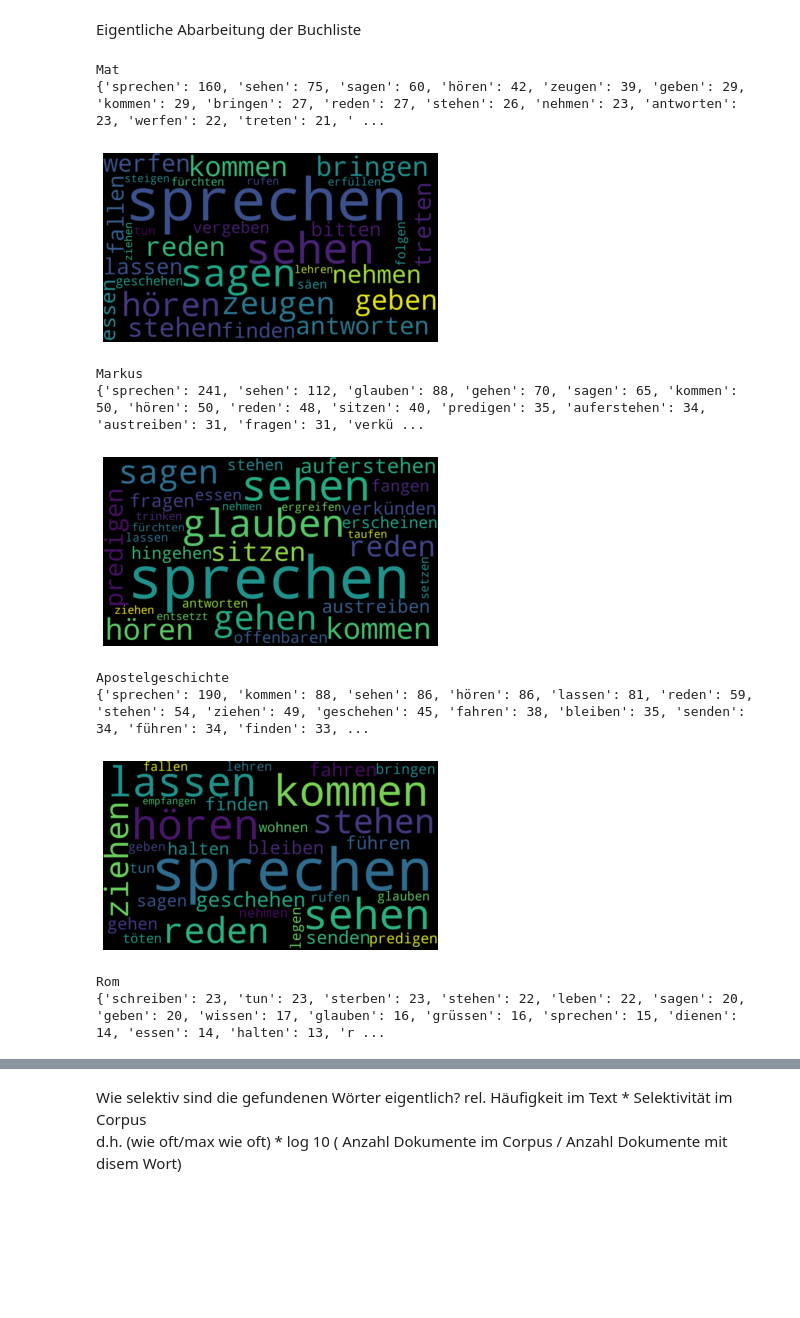
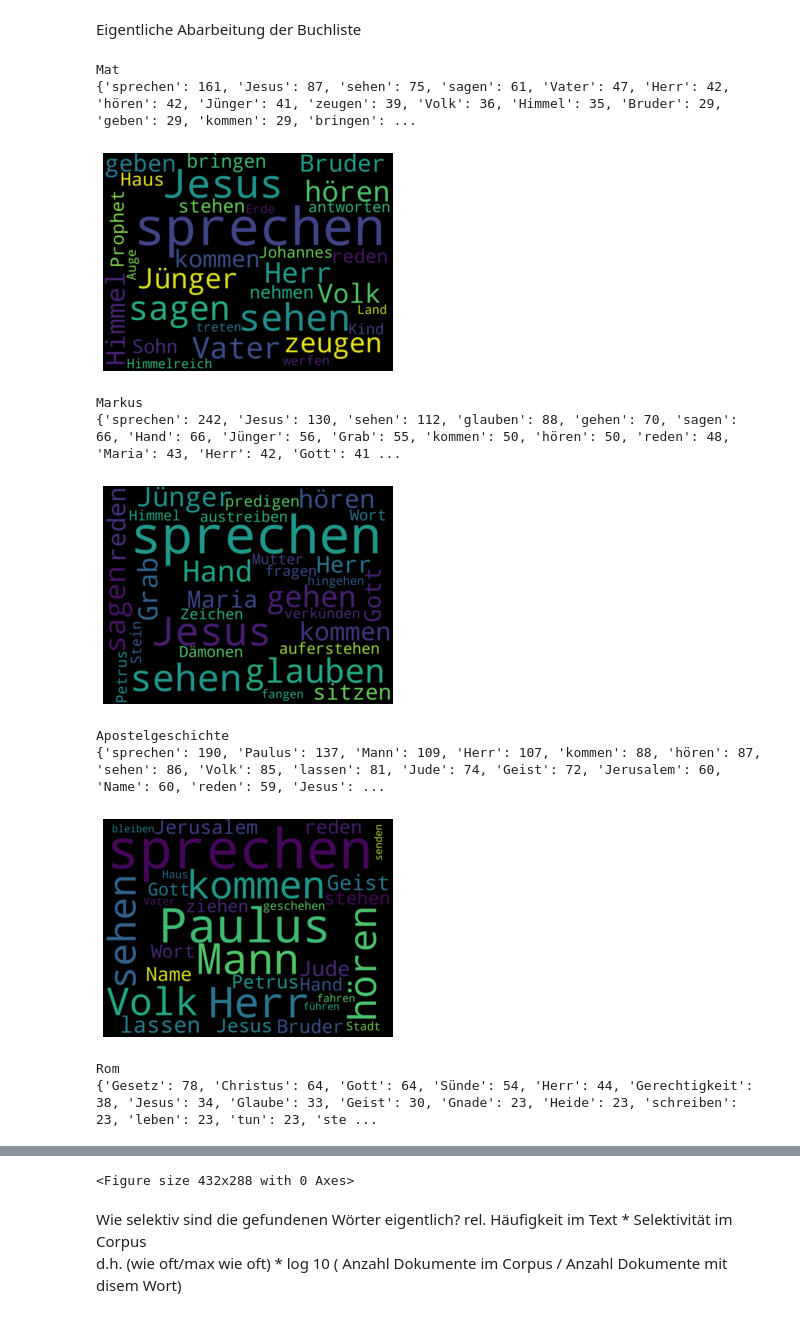
Before and after one commit to TossHx/luthertm, a Jupyter notebook: Spacy1.ipynb, the cells around one changed output, grey strips where cells are left out. Saved outputs shown, nothing was run; the diff lists cells and outputs as text; code cells hidden in the pictures; blank space fills up the shorter version.

```diff
--- a/Spacy1.ipynb
+++ b/Spacy1.ipynb
@@ -125,6 +125,13 @@ def korr_token(tx):
         if token.lemma_ == "sollen" and token.pos_ == "VERB":
             token.pos_ = "AUX"
 
+        if token.text == "Gottes":
+            token.lemma_ = "Gott"
+            token.pos_ = "NOUN"
+
+        if token.lemma_ == "Gott" and token.pos_ == "NOUN":
+            token.pos_ = "NOUN"
+
     return(tx)
 
 
@@ -145,20 +152,22 @@ def token_text(doc, pos_list):
 
     return t_dict
 # %%
-def zeichne_worldcloud(t_dict):
+def zeichne_worldcloud(t_dict,bname):
 
     # Maske für WordCloud erstellen
-    x, y = np.ogrid[:1500, :1500]
+    #x, y = np.ogrid[:1500, :1500]
     #mask = (x - 700) ** 2 + (y - 700) ** 2 > 600 ** 2
     #mask = 255 * mask.astype(int)
 
     # Generate a word cloud image
     # wordcloud = WordCloud(background_color="white",width=1920, height=1080, mask=mask).generate_from_frequencies(mat_t) # mit Kreis-Maske
-    wordcloud = WordCloud(background_color="black",width=1920, height=1080).generate_from_frequencies(t_dict) # Eingabe als dictionary wort:Anhzahl
-
+    wordcloud = WordCloud(background_color="black",width=1680, height=1260).generate_from_frequencies(t_dict) # Eingabe als dictionary wort:Anhzahl
+    wordcloud.to_file(bname+".png")
     plt.imshow(wordcloud, interpolation="bilinear")
     plt.axis("off")
     plt.show()
+    b = "Mat"
+    plt.savefig("wordcloud"+b+".png")
 # %% [markdown]
 Eigentliche Abarbeitung der Buchliste
 # %%
@@ -168,6 +177,7 @@ Eigentliche Abarbeitung der Buchliste
 
 # Welche Bücher werden genauer angeschaut?
 buecher = [("Mat",18), ("Markus",28),("Apostelgeschichte",28), ("Rom",16)]
+#buecher = [("Mat",18)]
 
 # alle relevanten Wörter prüfen, in wievielen von allen Büchern sie vorkommen
 alle_buecher = [("Mat",18), ("Markus",28), ("Lukas",24), ("Johannes",21), ("Apostelgeschichte",28)
@@ -175,43 +185,43 @@ alle_buecher = [("Mat",18), ("Markus",28), ("Lukas",24), ("Johannes",21), ("Apos
                ,("1.Thessalonicher",5), ("2.Thessalonicher",3), ("1.Timotheus",6), ("2.Timotheus",4), ("Titus",3), ("Philemon",1)
                ,("Heb",13), ("Jakobus",5), ("1.Petrus",5), ("2.Petrus",3), ("1.Johannes",5), ("2.Johannes",1), ("3.Johannes",1), ("Judas",1)
                ,("Offenbarung",22)]
 
 # Welche Wortarten kommen in die Untersuchung?
-#pos_list = ["NOUN", "PROPN","VERB"]
-pos_list = ["VERB"]
+pos_list = ["NOUN", "PROPN","VERB"]
+#pos_list = ["VERB"]
 
 
 # alle relevanten Wörter in eine Liste schreiben
 buch_liste       = [] # buchliste für später ablegen
 wichtige_woerter = set() # top30-Wörter alle i neine Liste schreiben (set vermeidet doppelte Elemente)
 woerter_je_buch  = []    # Ergebnisliste anlegen (Buch + Top30)
 
 # --------------------------------------------------------
 # Hauptprogramm 1 - Buchanalyse / Was sind die top-Wörter?
 # --------------------------------------------------------
 lfnr = 1
 for b, mk in buecher:
     print(b)
     lfnr_b = (b, lfnr)
     buch_liste.append(b) # die untersuchten Bücher werden der Reihe nach abgelegt
     buchtext = lese_buch(b,mk)
     top30    = token_text(buchtext, pos_list)
     print(top30)
-    zeichne_worldcloud(top30)
+    zeichne_worldcloud(top30,b)
 
     wichtige_woerter.update(top30.keys())
     woerter_je_buch.append((b,top30))  # also buch + top30 als Eintrag wegschreiben
 
     lfnr = lfnr + 1
 # %% [output]
 Mat
-{'sprechen': 160, 'sehen': 75, 'sagen': 60, 'hören': 42, 'zeugen': 39, 'geben': 29, 'kommen': 29, 'bringen': 27, 'reden': 27, 'stehen': 26, 'nehmen': 23, 'antworten': 23, 'werfen': 22, 'treten': 21, ' ...
+{'sprechen': 161, 'Jesus': 87, 'sehen': 75, 'sagen': 61, 'Vater': 47, 'Herr': 42, 'hören': 42, 'Jünger': 41, 'zeugen': 39, 'Volk': 36, 'Himmel': 35, 'Bruder': 29, 'geben': 29, 'kommen': 29, 'bringen': ...
-[figure, old version]
+[figure, new version]
 Markus
-{'sprechen': 241, 'sehen': 112, 'glauben': 88, 'gehen': 70, 'sagen': 65, 'kommen': 50, 'hören': 50, 'reden': 48, 'sitzen': 40, 'predigen': 35, 'auferstehen': 34, 'austreiben': 31, 'fragen': 31, 'verkü ...
+{'sprechen': 242, 'Jesus': 130, 'sehen': 112, 'glauben': 88, 'gehen': 70, 'sagen': 66, 'Hand': 66, 'Jünger': 56, 'Grab': 55, 'kommen': 50, 'hören': 50, 'reden': 48, 'Maria': 43, 'Herr': 42, 'Gott': 41 ...
-[figure, old version]
+[figure, new version]
 Apostelgeschichte
-{'sprechen': 190, 'kommen': 88, 'sehen': 86, 'hören': 86, 'lassen': 81, 'reden': 59, 'stehen': 54, 'ziehen': 49, 'geschehen': 45, 'fahren': 38, 'bleiben': 35, 'senden': 34, 'führen': 34, 'finden': 33, ...
+{'sprechen': 190, 'Paulus': 137, 'Mann': 109, 'Herr': 107, 'kommen': 88, 'hören': 87, 'sehen': 86, 'Volk': 85, 'lassen': 81, 'Jude': 74, 'Geist': 72, 'Jerusalem': 60, 'Name': 60, 'reden': 59, 'Jesus': ...
-[figure, old version]
+[figure, new version]
 Rom
-{'schreiben': 23, 'tun': 23, 'sterben': 23, 'stehen': 22, 'leben': 22, 'sagen': 20, 'geben': 20, 'wissen': 17, 'glauben': 16, 'grüssen': 16, 'sprechen': 15, 'dienen': 14, 'essen': 14, 'halten': 13, 'r ...
+{'Gesetz': 78, 'Christus': 64, 'Gott': 64, 'Sünde': 54, 'Herr': 44, 'Gerechtigkeit': 38, 'Jesus': 34, 'Glaube': 33, 'Geist': 30, 'Gnade': 23, 'Heide': 23, 'schreiben': 23, 'leben': 23, 'tun': 23, 'ste ...
@@ -219,3 +229,4 @@ Rom
+<Figure size 432x288 with 0 Axes>
 # %% [markdown]
 Wie selektiv sind die gefundenen Wörter eigentlich?
 rel. Häufigkeit im Text * Selektivität im Corpus
```
Also changed, not shown: parts of 6 cells of this notebook.
